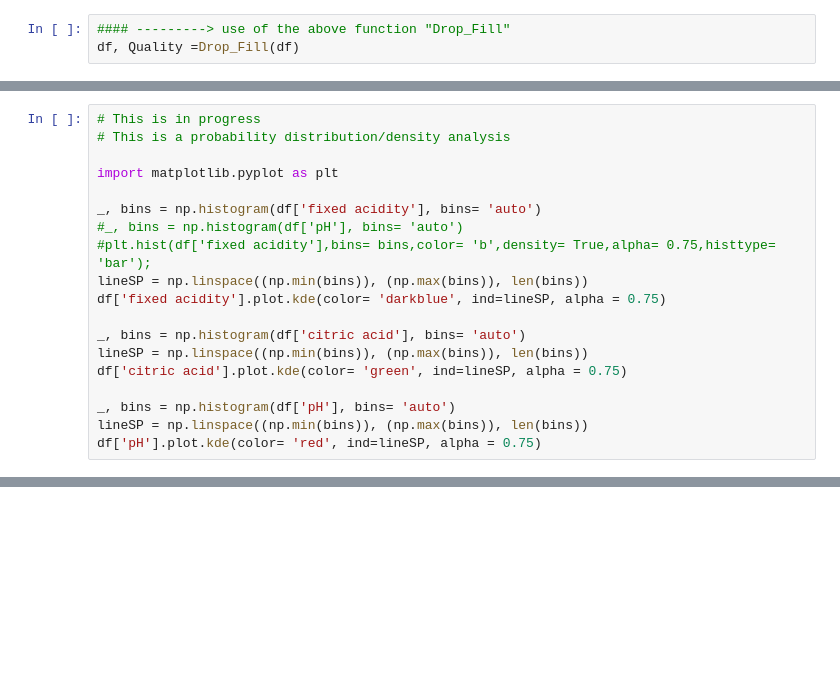
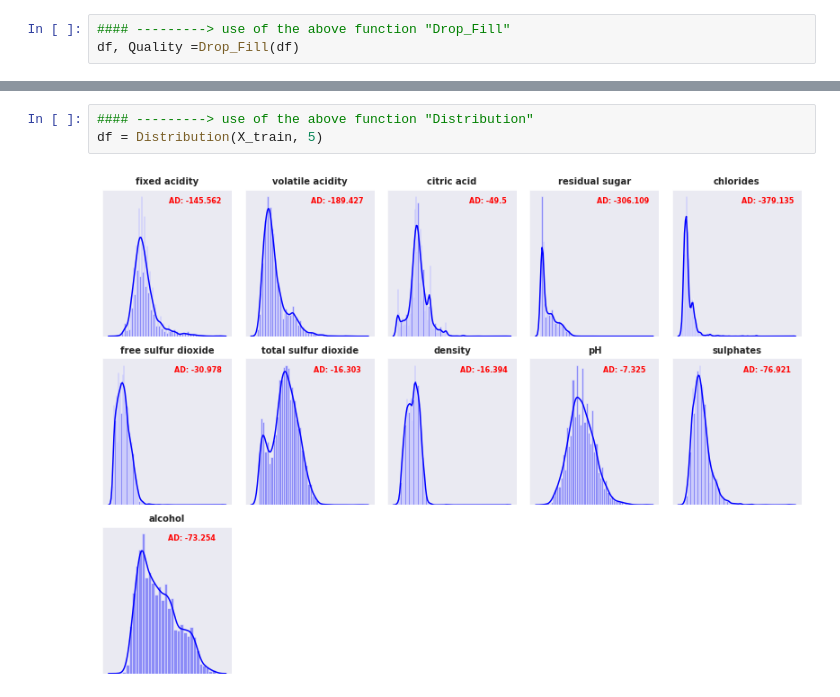
Before and after one commit to Anastasios-K/Pyspark, a Jupyter notebook: WineQualClassification.ipynb, the cells around one changed output, grey strips where cells are left out. Saved outputs shown, nothing was run; the diff lists cells and outputs as text; blank space fills up the shorter version.

```diff
--- a/WineQualClassification.ipynb
+++ b/WineQualClassification.ipynb
@@ -105,22 +115,3 @@ Depend_type = df.iloc[0:,12]
 Predictors = df.iloc[0:,:11]
 
 X_train, X_test, Y_train, Y_test = split(Predictors, Depend_quality, test_size=0.2, random_state=7, shuffle=True)
-# %%
-# This is in progress
-# This is a probability distribution/density analysis
-
-import matplotlib.pyplot as plt
-
-_, bins = np.histogram(df['fixed acidity'], bins= 'auto')
-#_, bins = np.histogram(df['pH'], bins= 'auto')
-#plt.hist(df['fixed acidity'],bins= bins,color= 'b',density= True,alpha= 0.75,histtype= 'bar');
-lineSP = np.linspace((np.min(bins)), (np.max(bins)), len(bins))
-df['fixed acidity'].plot.kde(color= 'darkblue', ind=lineSP, alpha = 0.75)
-
-_, bins = np.histogram(df['citric acid'], bins= 'auto')
-lineSP = np.linspace((np.min(bins)), (np.max(bins)), len(bins))
-df['citric acid'].plot.kde(color= 'green', ind=lineSP, alpha = 0.75)
-
-_, bins = np.histogram(df['pH'], bins= 'auto')
-lineSP = np.linspace((np.min(bins)), (np.max(bins)), len(bins))
-df['pH'].plot.kde(color= 'red', ind=lineSP, alpha = 0.75)
@@ -145,0 +187,5 @@ print(Scaled_train)
+# %%
+#### ---------> use of the above function "Distribution"
+df = Distribution(X_train, 5)
+# %% [output]
+[figure, added]
```
Also changed, not shown: parts of 9 cells of this notebook.
